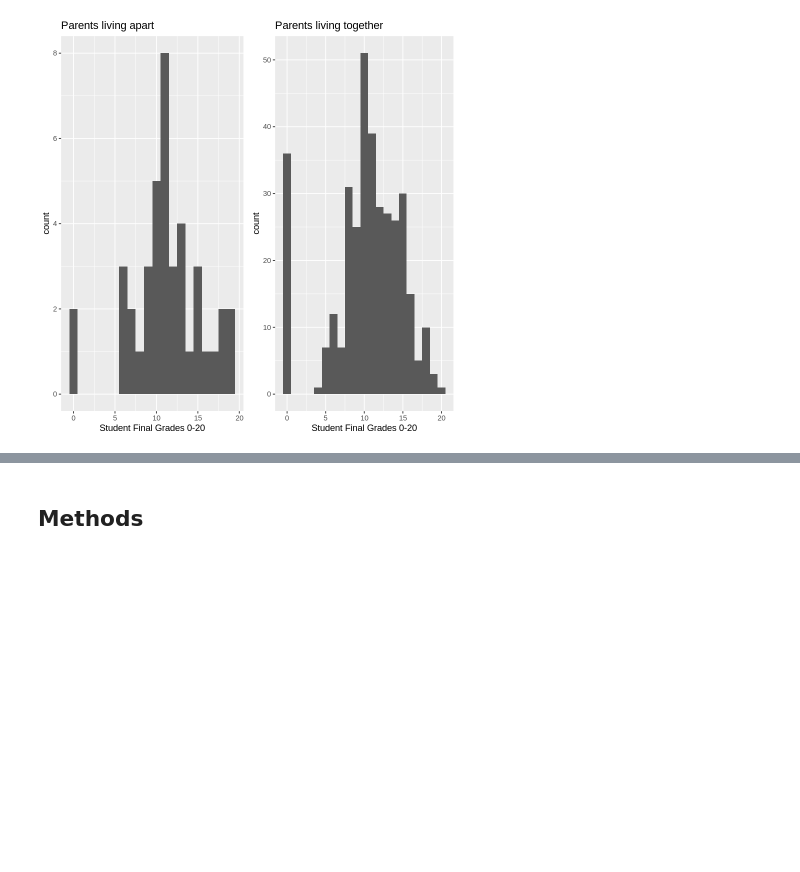
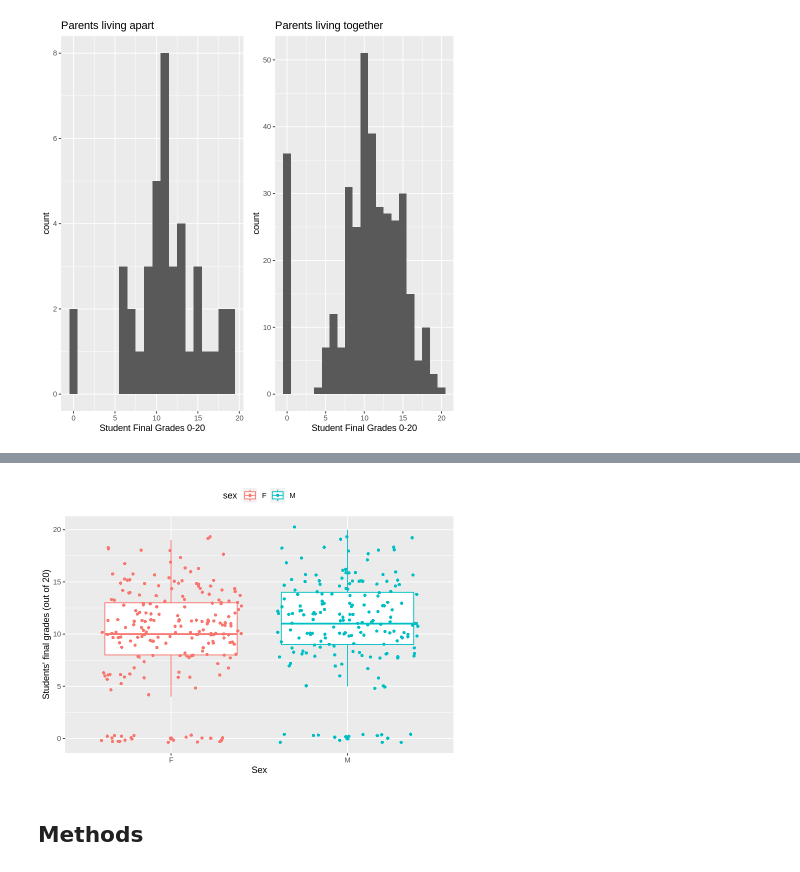
Before and after one commit to aidanmeharg/STAT_201_Project, a Jupyter notebook: proposal.ipynb, the cells around one changed output, grey strips where cells are left out. Saved outputs shown, nothing was run; the diff lists cells and outputs as text; code cells hidden in the pictures; blank space fills up the shorter version.

```diff
--- a/proposal.ipynb
+++ b/proposal.ipynb
@@ -100,3 +140,13 @@ grid.arrange(grobs = plots_to_Pstatus, ncol = 2)
+# %%
+students |>
+    ggplot(aes(x = sex, y = G3, group = sex, color = sex)) +
+    geom_boxplot() +
+    geom_jitter(shape = 16) +
+    theme(legend.position = "top") +
+    xlab("Sex") +
+    ylab("Students' final grades (out of 20)")
+# %% [output]
+[figure, added]
 # %% [markdown]
 ## Methods
 # %% [markdown]
```
Also changed, not shown: parts of 6 cells of this notebook.
